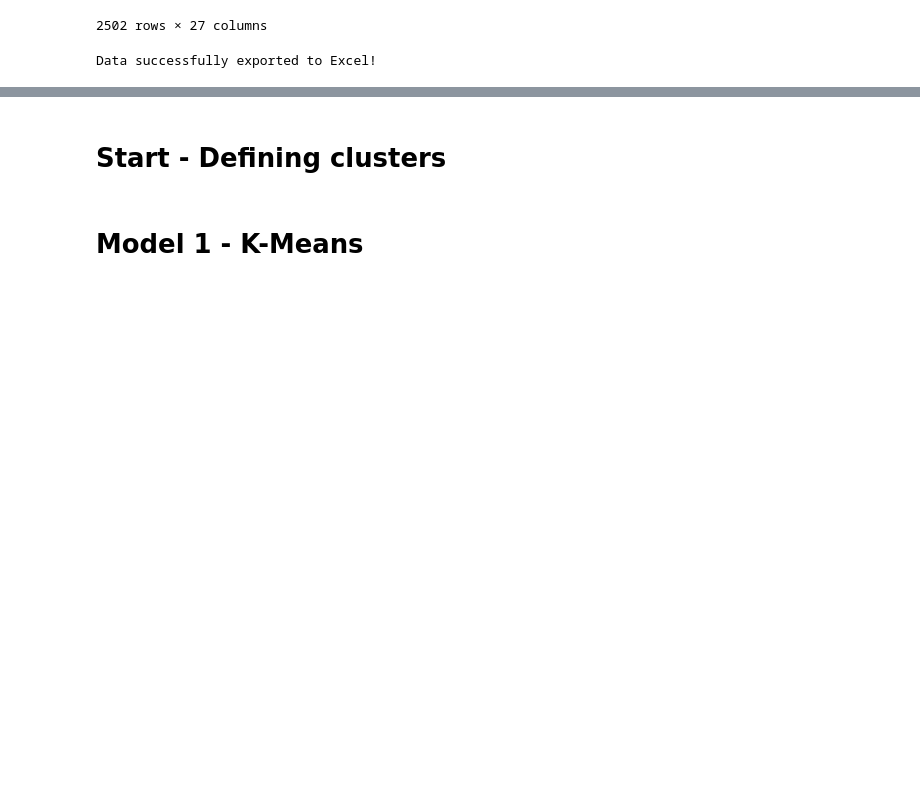
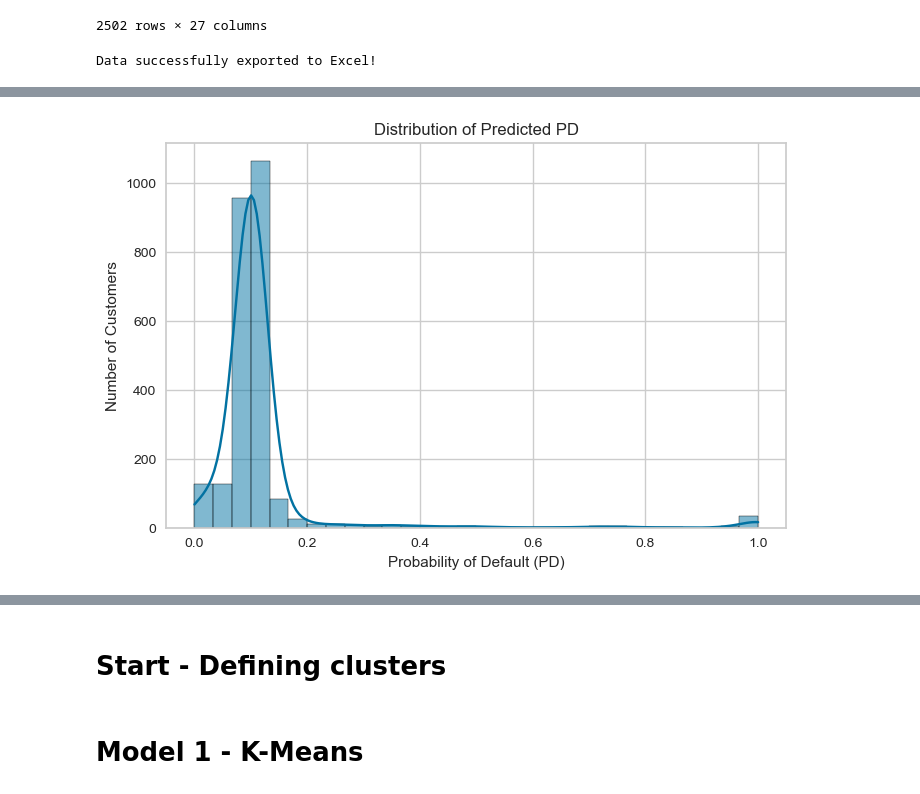
Before and after one commit to Kavindya-1/FYP, a Jupyter notebook: Initial notebook.ipynb, the cells around one changed output, grey strips where cells are left out. Saved outputs shown, nothing was run; the diff lists cells and outputs as text; code cells hidden in the pictures; blank space fills up the shorter version.

```diff
--- a/Initial notebook.ipynb
+++ b/Initial notebook.ipynb
@@ -514,0 +790,10 @@ Data successfully exported to Excel!
+# %%
+model_data["PD"] = model.predict_proba(scaler.transform(X))[:,1]
+# %%
+#Convert PD → CREDIT_SCORE
+# ----------------------------
+min_score = 300
+max_score = 850
+
+model_data["CREDIT_SCORE"] = (1 - model_data["PD"]) * (max_score - min_score) + min_score
+model_data["CREDIT_SCORE"] = model_data["CREDIT_SCORE"].round(0)
@@ -514,0 +840,11 @@ Data successfully exported to Excel!
+# %%
+import seaborn as sns
+
+plt.figure(figsize=(8,5))
+sns.histplot(model_data["PD"], bins=30, kde=True)
+plt.title("Distribution of Predicted PD")
+plt.xlabel("Probability of Default (PD)")
+plt.ylabel("Number of Customers")
+plt.show()
+# %% [output]
+[figure, added]
```
Also changed, not shown: parts of 41 cells of this notebook, 1 other file.
